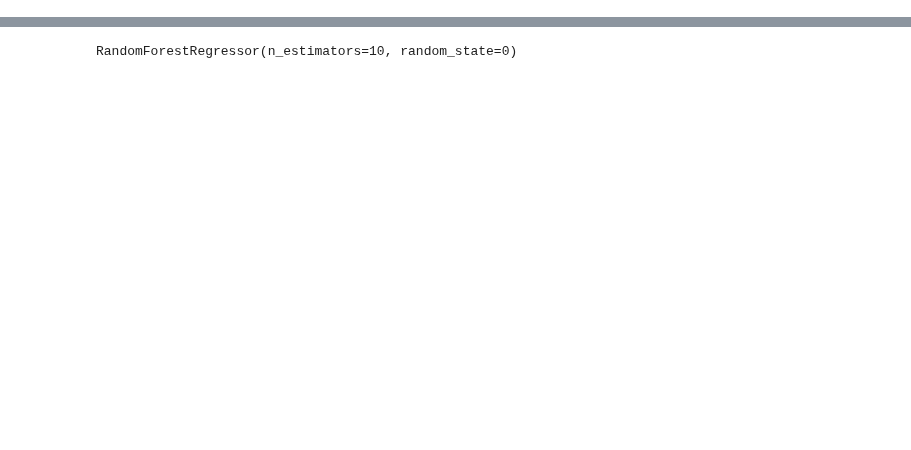
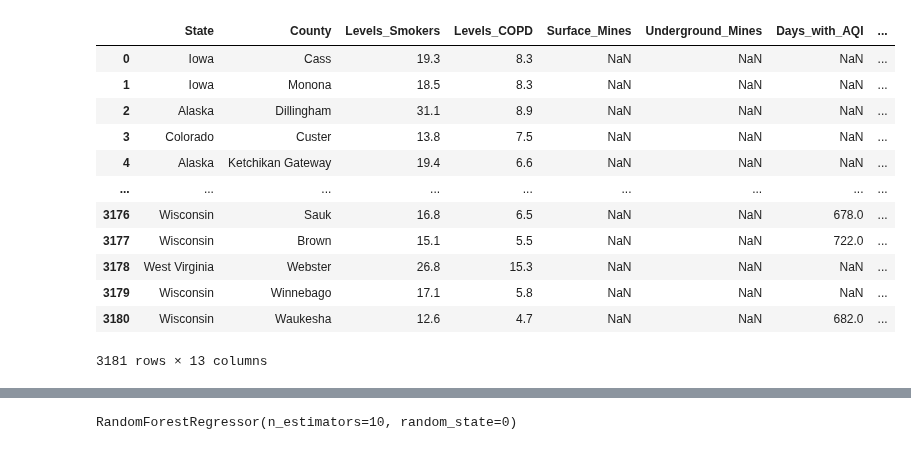
Before and after one commit to AvatarJoshi/copd_project, a Jupyter notebook: Machine_Learning/Random_Forest_Regression-Complex.ipynb, the cells around one changed output, grey strips where cells are left out. Cells and saved outputs as stored; diff of their text form; code cells hidden in the pictures; blank space fills up the shorter version.

```diff
--- a/Machine_Learning/Random_Forest_Regression-Complex.ipynb
+++ b/Machine_Learning/Random_Forest_Regression-Complex.ipynb
@@ -38,0 +9,5 @@ dataset.drop(["Unnamed: 0","County"], axis = 1)
+# %%
+# Import PLACES data
+places_df = pd.read_csv("./Resources/processed_PLACES_COPD.csv")
+places_df = places_df.drop(["State_County"], axis=1)
+places_df.head()
@@ -38,0 +21,5 @@ dataset.drop(["Unnamed: 0","County"], axis = 1)
+# %%
+# Import Coal Mines data
+coal_df = pd.read_csv("./Resources/processed_Coal_Mines.csv")
+coal_df = coal_df.drop(["State_County"], axis=1)
+coal_df.head()
@@ -38,0 +33,5 @@ dataset.drop(["Unnamed: 0","County"], axis = 1)
+# %%
+# Import Air Quality data
+aqi_df = pd.read_csv("./Resources/processed_Decade_Air_Quality.csv")
+aqi_df = aqi_df.drop(["State_County"], axis=1)
+aqi_df.head()
@@ -38,0 +58,4 @@ dataset.drop(["Unnamed: 0","County"], axis = 1)
+# %%
+# Merge places and coal dataframes
+merged_df = pd.merge(places_df, coal_df, on=["State", "County"], how="left")
+merged_df
@@ -38,0 +76,18 @@ dataset.drop(["Unnamed: 0","County"], axis = 1)
+# %%
+# Merge in the Air Quality data
+merged_df = pd.merge(merged_df, aqi_df, on=["State", "County"], how="left")
+merged_df
+# %% [output]
+|  | State | County | Levels_Smokers | Levels_COPD | Surface_Mines | Underground_Mines | Days_with_AQI | ... |
+| 0 | Iowa | Cass | 19.3 | 8.3 | NaN | NaN | NaN | ... |
+| 1 | Iowa | Monona | 18.5 | 8.3 | NaN | NaN | NaN | ... |
+| 2 | Alaska | Dillingham | 31.1 | 8.9 | NaN | NaN | NaN | ... |
+| 3 | Colorado | Custer | 13.8 | 7.5 | NaN | NaN | NaN | ... |
+| 4 | Alaska | Ketchikan Gateway | 19.4 | 6.6 | NaN | NaN | NaN | ... |
+| ... | ... | ... | ... | ... | ... | ... | ... | ... |
+| 3176 | Wisconsin | Sauk | 16.8 | 6.5 | NaN | NaN | 678.0 | ... |
+| 3177 | Wisconsin | Brown | 15.1 | 5.5 | NaN | NaN | 722.0 | ... |
+| 3178 | West Virginia | Webster | 26.8 | 15.3 | NaN | NaN | NaN | ... |
+| 3179 | Wisconsin | Winnebago | 17.1 | 5.8 | NaN | NaN | NaN | ... |
+| 3180 | Wisconsin | Waukesha | 12.6 | 4.7 | NaN | NaN | 682.0 | ... |
+3181 rows × 13 columns
```
Also changed, not shown: parts of 30 cells of this notebook, 11 other files.
